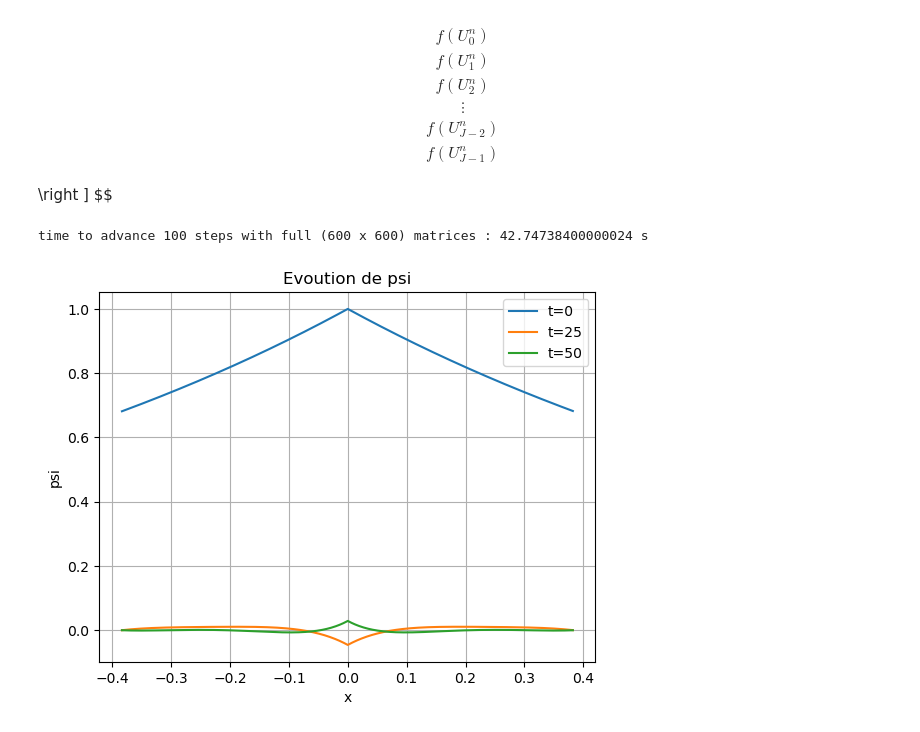
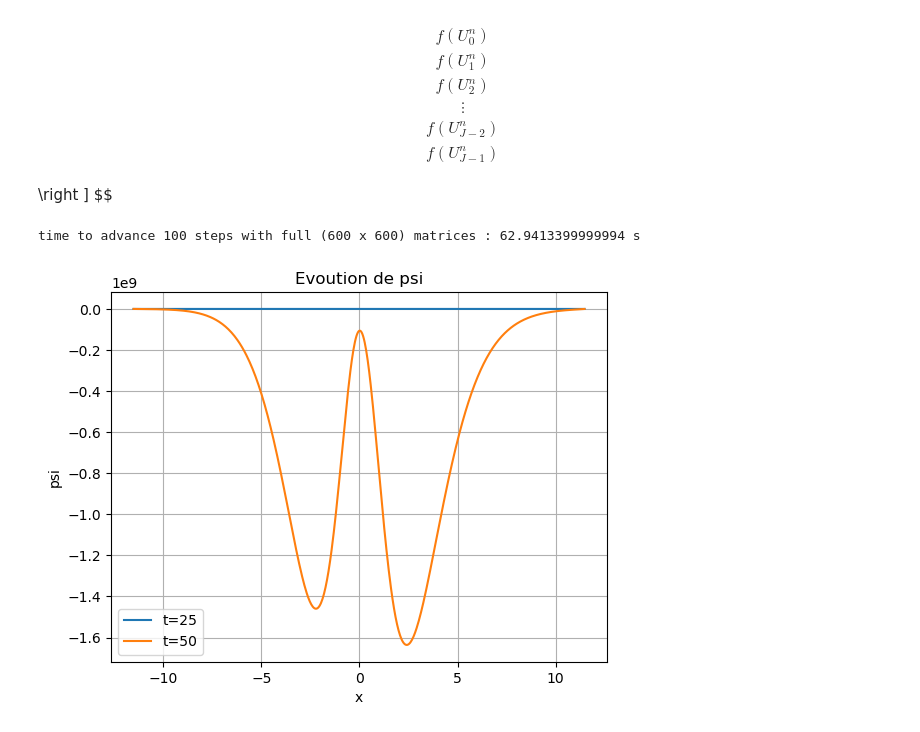
Before and after one commit to Volalex2000/HHG, a Jupyter notebook: Numerical resoluton of TDSE.ipynb, the cells around one changed output. Cells and saved outputs as stored; diff of their text form; code cells hidden in the pictures.

```diff
--- a/Numerical resoluton of TDSE.ipynb
+++ b/Numerical resoluton of TDSE.ipynb
@@ -208,7 +208,7 @@ def Potentiel_test(x):
 
 # Those will not change
 l = ((1/(2*Field_single_pulse.w))**2)*0.5*Field_single_pulse.a
-x_min, x_max, nx = -l, l, 600
+x_min, x_max, nx = -30*l, 30*l, 600
 t_min, t_max, nt = -100, 100., 100
 
 #Paramétrisation du solveur
@@ -224,20 +224,20 @@ crank.solve(psi_init)
 t2 = process_time()
 print("time to advance %i steps with full (%i x %i) matrices :"%(nt,nx,nx), t2-t1, "s")
 # %% [output]
-time to advance 100 steps with full (600 x 600) matrices : 42.74738400000024 s
+time to advance 100 steps with full (600 x 600) matrices : 62.9413399999994 s
 # %%
 plt.figure()
-plt.plot(X,crank.psi_matrix[0,:], label='t=0')
+#plt.plot(X,crank.psi_matrix[0,:], label='t=0')
 plt.plot(X,crank.psi_matrix[25,:], label='t=25')
 plt.plot(X,crank.psi_matrix[50,:], label='t=50')
 plt.xlabel('x')
 plt.ylabel('psi')
 plt.grid()
 plt.legend()
 plt.title('Evoution de psi')
 plt.show()
 # %% [output]
-[figure, old version]
+[figure, new version]
 # %%
 # Créer une figure avec une disposition de 2 lignes et 2 colonnes
 fig, axs = plt.subplots(2, 2, figsize=(10, 8))
```
Also changed, not shown: parts of 1 cell of this notebook.
